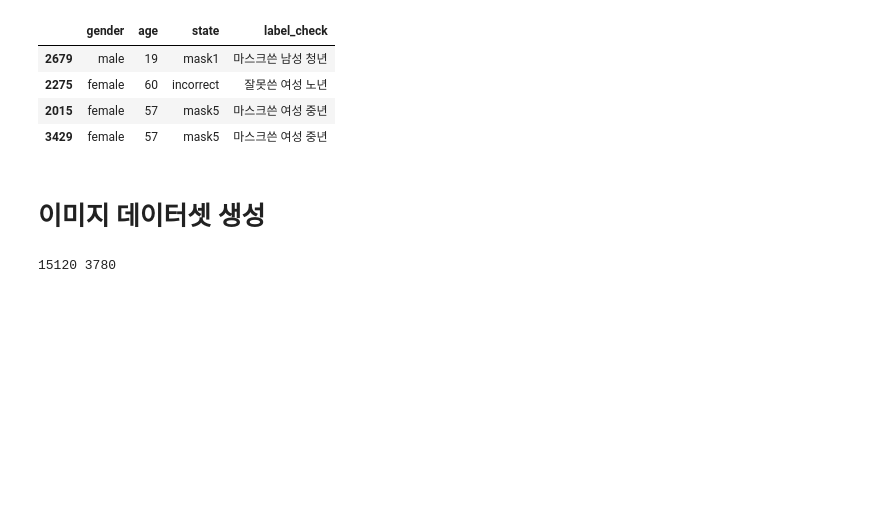
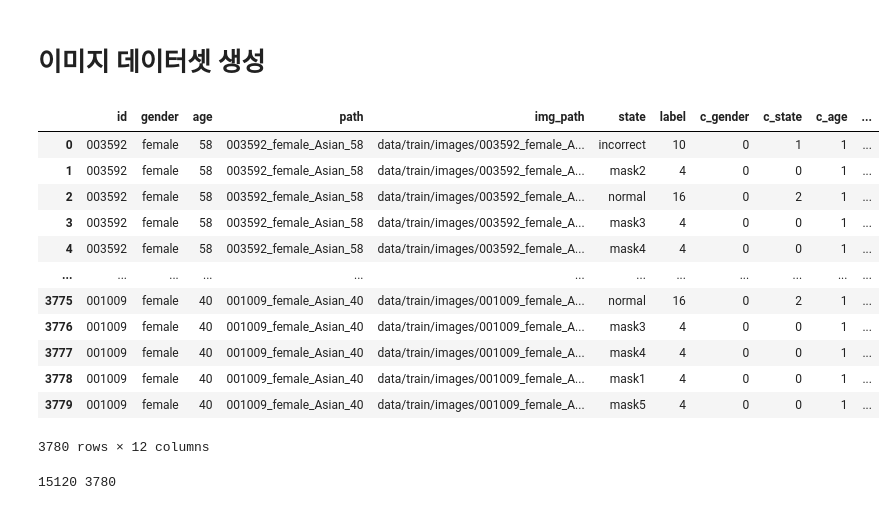
Before and after one commit to boostcampaitech2/image-classification-level1-34, a Jupyter notebook: train.ipynb, the cells around one changed output. Cells and saved outputs as stored; diff of their text form; code cells hidden in the pictures; blank space fills up the shorter version.

```diff
--- a/train.ipynb
+++ b/train.ipynb
@@ -52,6 +52,7 @@ valid_df = strat_test_set
 # strat_test_set["age"].hist()
 # plt.show()
 # %%
+#이미지 full패스, 마스크 상태가지고 있는 새로운 df생성
 def labeling(df, folder_path):
     temp = pd.DataFrame()
 
@@ -71,10 +72,7 @@ def labeling(df, folder_path):
     temp["state"] = state_list
     return temp
 
-mask_state_train_df = labeling(train_df, "data/train/images")
-
-mask_state_valid_df = labeling(valid_df, "data/train/images")
-
+# 기존 df와 생성된 df 합치기
 def merge_df(df, mask_state_df):
     return_df = pd.merge(df, mask_state_df, how= "outer", on = "path")
     # print(return_df)
@@ -105,6 +103,18 @@ def merge_df(df, mask_state_df):
     return_df.loc[return_df.query("30 <= age < 60 ").index, "c_age"] = 1
     return_df.loc[return_df.query("age == 60 ").index, "c_age"] = 2
 
+    return_df["c_age_deep"] = 0
+    return_df.loc[return_df.query("20 <= age < 25 ").index, "c_age_deep"] = 1
+    return_df.loc[return_df.query("25 <= age < 30 ").index, "c_age_deep"] = 2
+    return_df.loc[return_df.query("30 <= age < 35 ").index, "c_age_deep"] = 3
+    return_df.loc[return_df.query("35 <= age < 40 ").index, "c_age_deep"] = 4
+    return_df.loc[return_df.query("40 <= age < 45 ").index, "c_age_deep"] = 5
+    return_df.loc[return_df.query("45 <= age < 50 ").index, "c_age_deep"] = 6
+    return_df.loc[return_df.query("50 <= age < 55 ").index, "c_age_deep"] = 7
+    return_df.loc[return_df.query("55 <= age < 60 ").index, "c_age_deep"] = 8
+    return_df.loc[return_df.query("age == 60 ").index, "c_age_deep"] = 9
+
+
 
     label_dict = {0: "마스크쓴 남성 청년",
               1: "마스크쓴 남성 중년",
@@ -130,6 +140,11 @@ def merge_df(df, mask_state_df):
     return_df["label_check"] = return_df["label"].replace(label_dict)
     return return_df
 
+
+mask_state_train_df = labeling(train_df, "data/train/images")
+mask_state_valid_df = labeling(valid_df, "data/train/images")
+
 train_df = merge_df(train_df, mask_state_train_df)
+valid_df = merge_df(valid_df, mask_state_valid_df)
 
-valid_df = merge_df(valid_df, mask_state_valid_df)
+valid_df.sample(20)[["gender","age","state","label_check"]]
@@ -136,11 +169,3 @@ valid_df = merge_df(valid_df, mask_state_valid_df)
-# %%
-valid_df.sample(4)[["gender","age","state","label_check"]]
-# %% [output]
-|  | gender | age | state | label_check |
-| 2679 | male | 19 | mask1 | 마스크쓴 남성 청년 |
-| 2275 | female | 60 | incorrect | 잘못쓴 여성 노년 |
-| 2015 | female | 57 | mask5 | 마스크쓴 여성 중년 |
-| 3429 | female | 57 | mask5 | 마스크쓴 여성 중년 |
 # %% [markdown]
 # 이미지 데이터셋 생성
 # %%
@@ -205,3 +233,19 @@ class Maskset(Dataset):
+# %%
+valid_df
+# %% [output]
+|  | id | gender | age | path | img_path | state | label | c_gender | c_state | c_age | ... |
+| 0 | 003592 | female | 58 | 003592_female_Asian_58 | data/train/images/003592_female_A... | incorrect | 10 | 0 | 1 | 1 | ... |
+| 1 | 003592 | female | 58 | 003592_female_Asian_58 | data/train/images/003592_female_A... | mask2 | 4 | 0 | 0 | 1 | ... |
+| 2 | 003592 | female | 58 | 003592_female_Asian_58 | data/train/images/003592_female_A... | normal | 16 | 0 | 2 | 1 | ... |
+| 3 | 003592 | female | 58 | 003592_female_Asian_58 | data/train/images/003592_female_A... | mask3 | 4 | 0 | 0 | 1 | ... |
+| 4 | 003592 | female | 58 | 003592_female_Asian_58 | data/train/images/003592_female_A... | mask4 | 4 | 0 | 0 | 1 | ... |
+| ... | ... | ... | ... | ... | ... | ... | ... | ... | ... | ... | ... |
+| 3775 | 001009 | female | 40 | 001009_female_Asian_40 | data/train/images/001009_female_A... | normal | 16 | 0 | 2 | 1 | ... |
+| 3776 | 001009 | female | 40 | 001009_female_Asian_40 | data/train/images/001009_female_A... | mask3 | 4 | 0 | 0 | 1 | ... |
+| 3777 | 001009 | female | 40 | 001009_female_Asian_40 | data/train/images/001009_female_A... | mask4 | 4 | 0 | 0 | 1 | ... |
+| 3778 | 001009 | female | 40 | 001009_female_Asian_40 | data/train/images/001009_female_A... | mask1 | 4 | 0 | 0 | 1 | ... |
+| 3779 | 001009 | female | 40 | 001009_female_Asian_40 | data/train/images/001009_female_A... | mask5 | 4 | 0 | 0 | 1 | ... |
+3780 rows × 12 columns
 # %%
 import numpy as np
 from torch.utils.data import WeightedRandomSampler
```
Also changed, not shown: parts of 21 cells of this notebook.
